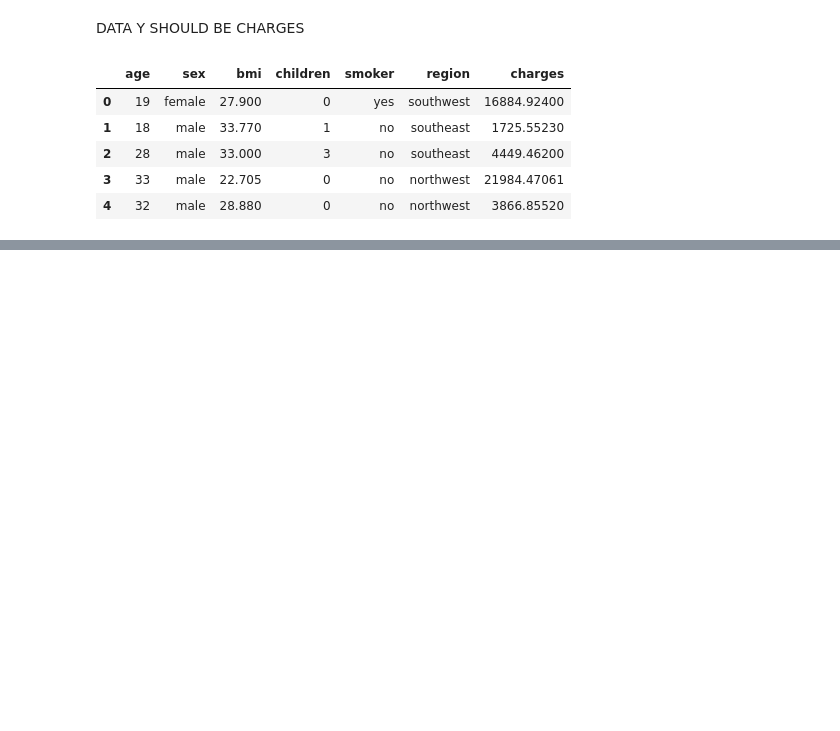
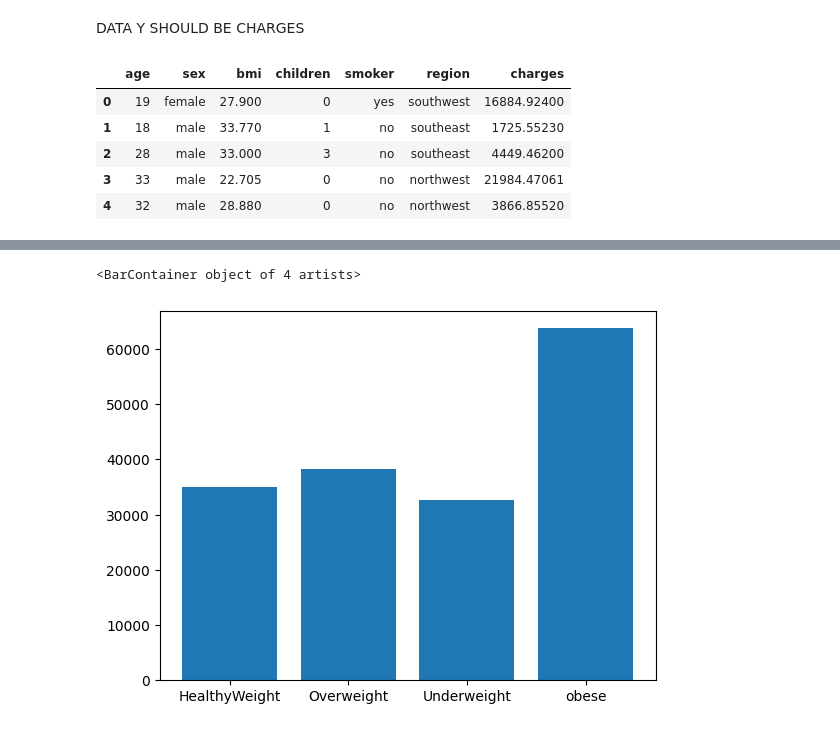
Before and after one commit to Pragatisharma100/Upflairs.github.io, a Jupyter notebook: Insurance Project/insurance.ipynb, the cells around one changed output, grey strips where cells are left out. Cells and saved outputs as stored; diff of their text form; code cells hidden in the pictures; blank space fills up the shorter version.

```diff
--- a/Insurance Project/insurance.ipynb
+++ b/Insurance Project/insurance.ipynb
@@ -27,0 +232,7 @@ https://youtu.be/xkhUH9Fx2z8?si=z7gnGyMoQtSiZdSe
+# %%
+average_charges2=(healthy_analysis["max_charges"])
+# %%
+plt.bar(health_classes,average_charges2)
+# %% [output]
+<BarContainer object of 4 artists>
+[figure, added]
```
Also changed, not shown: parts of 77 cells of this notebook, 23 other files.
